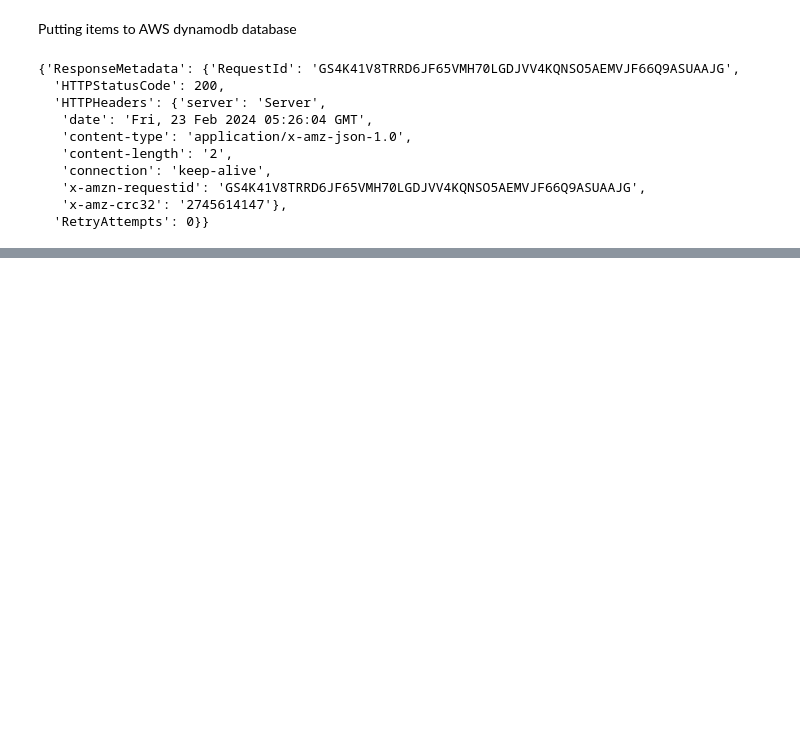
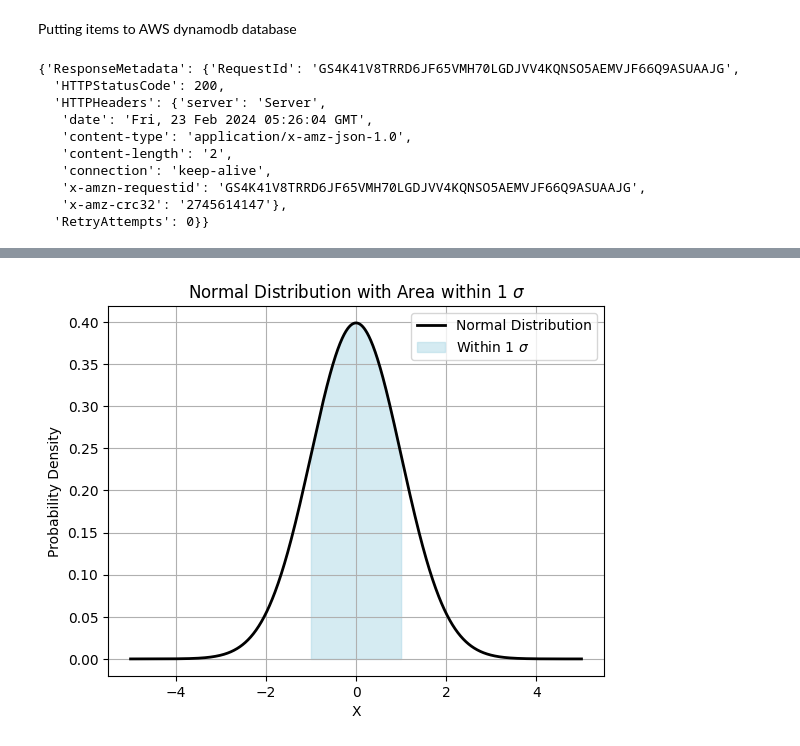
Before and after one commit to jpyoo/buc_backend, a Jupyter notebook: graphapi/testAWS.ipynb, the cells around one changed output, grey strips where cells are left out. Cells and saved outputs as stored; diff of their text form; code cells hidden in the pictures; blank space fills up the shorter version.

```diff
--- a/graphapi/testAWS.ipynb
+++ b/graphapi/testAWS.ipynb
@@ -285,0 +370,28 @@ conn.commit()
+# %%
+import numpy as np
+import matplotlib.pyplot as plt
+from scipy.stats import norm
+
+# Generate data points for the normal distribution
+x = np.linspace(-5, 5, 1000)
+y = norm.pdf(x, 0, 1)  # Mean=0, Standard Deviation=1
+
+# Plot the normal distribution
+plt.plot(x, y, 'k-', linewidth=2, label='Normal Distribution')
+
+# Find the area within 1 standard deviation
+x_fill = np.linspace(-1, 1, 1000)
+y_fill = norm.pdf(x_fill, 0, 1)
+plt.fill_between(x_fill, y_fill, color='lightblue', alpha=0.5, label='Within 1 $\sigma$')
+
+# Set labels and title
+plt.xlabel('X')
+plt.ylabel('Probability Density')
+plt.title('Normal Distribution with Area within 1 $\sigma$')
+plt.legend()
+
+# Display the plot
+plt.grid(True)
+plt.show()
+# %% [output]
+[figure, added]
```
Also changed, not shown: parts of 15 cells of this notebook.
